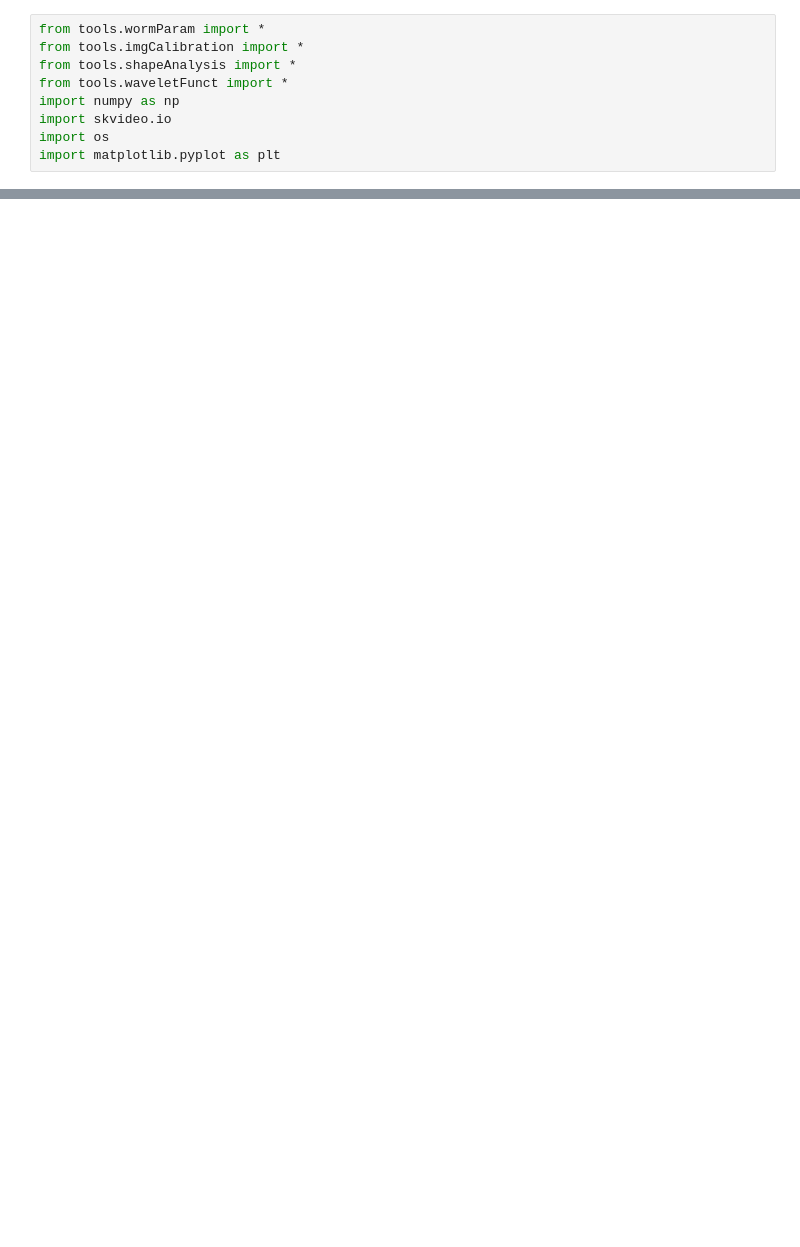
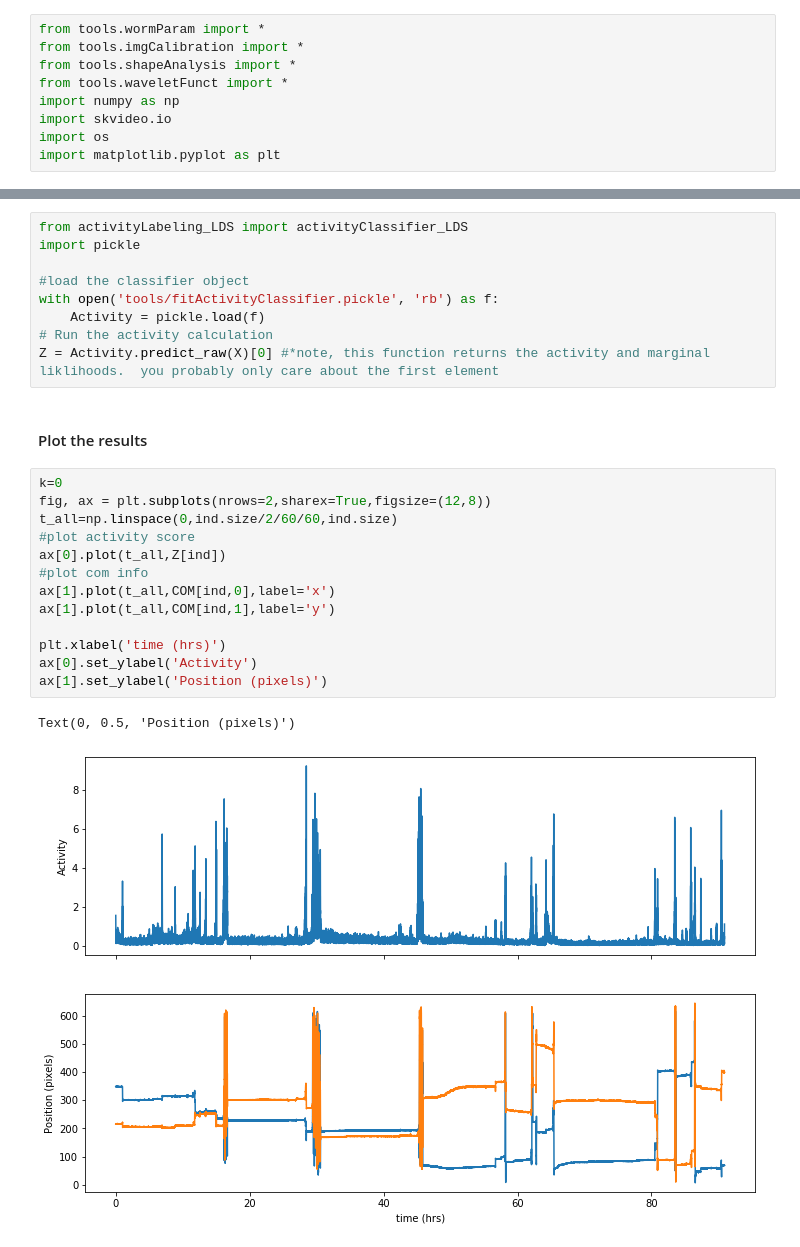
Before and after one commit to samuelbray32/planameterization, a Jupyter notebook: analyzeData.ipynb, the cells around one changed output, grey strips where cells are left out. Drawn from its saved outputs; the diff is of its cells as text; blank space fills up the shorter version.

Commit message:
activity demo

```diff
--- a/analyzeData.ipynb
+++ b/analyzeData.ipynb
@@ -49,0 +66,27 @@ Text(0, 0.5, 'Position (pixels)')
+# %%
+from activityLabeling_LDS import activityClassifier_LDS
+import pickle
+
+#load the classifier object
+with open('tools/fitActivityClassifier.pickle', 'rb') as f:
+    Activity = pickle.load(f)
+# Run the activity calculation
+Z = Activity.predict_raw(X)[0] #*note, this function returns the activity and marginal liklihoods.  you probably only care about the first element
+# %% [markdown]
+#### Plot the results
+# %%
+k=0
+fig, ax = plt.subplots(nrows=2,sharex=True,figsize=(12,8))
+t_all=np.linspace(0,ind.size/2/60/60,ind.size)
+#plot activity score
+ax[0].plot(t_all,Z[ind])
+#plot com info
+ax[1].plot(t_all,COM[ind,0],label='x')
+ax[1].plot(t_all,COM[ind,1],label='y')
+
+plt.xlabel('time (hrs)')
+ax[0].set_ylabel('Activity')
+ax[1].set_ylabel('Position (pixels)')
+# %% [output]
+Text(0, 0.5, 'Position (pixels)')
+[figure, added]
```
Also changed, not shown: parts of 5 cells of this notebook.
